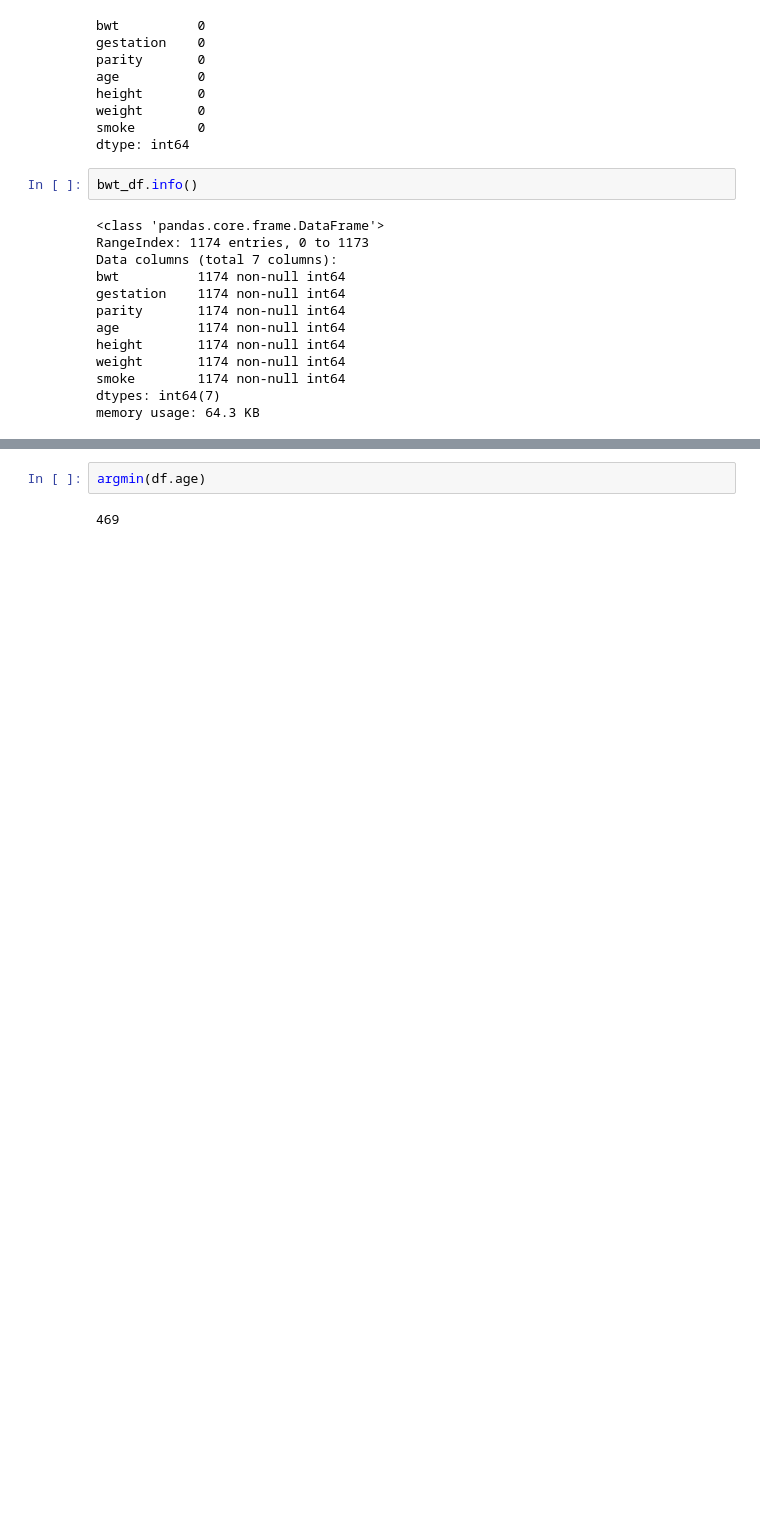
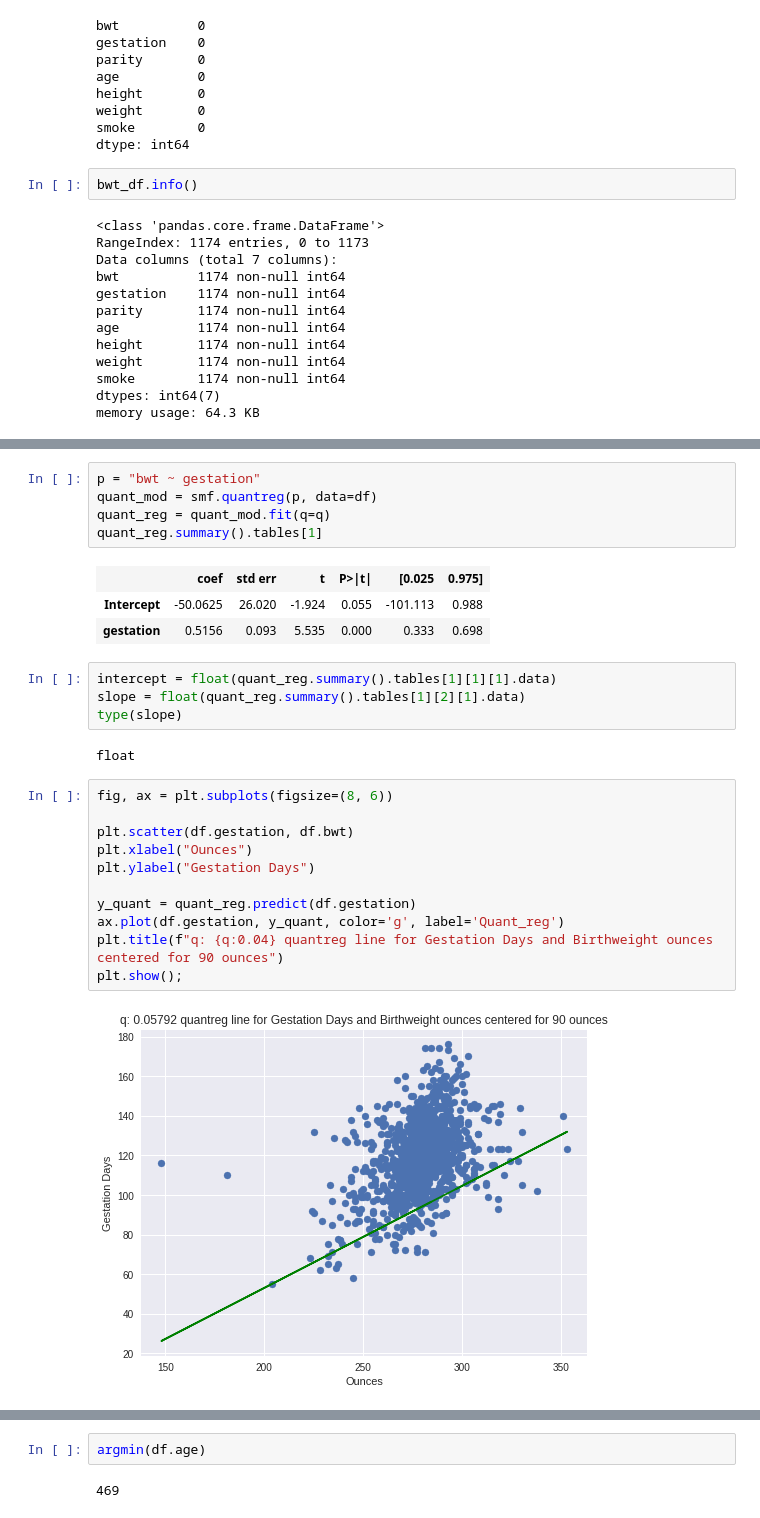
Before and after one commit to bloominstituteoftechnology/DS-Unit-2-Sprint-3-Advanced-Regression, a Jupyter notebook: module3-quantile-regression/LS_DS_233_Quantile_Regression.ipynb, the cells around one changed output, grey strips where cells are left out. Cells and saved outputs as stored; diff of their text form; blank space fills up the shorter version.

```diff
--- a/module3-quantile-regression/LS_DS_233_Quantile_Regression.ipynb
+++ b/module3-quantile-regression/LS_DS_233_Quantile_Regression.ipynb
@@ -438 +461,29 @@ df[(df.bwt < 90) & (df.smoke == 0)]
+# %%
+p = "bwt ~ gestation"
+quant_mod = smf.quantreg(p, data=df)
+quant_reg = quant_mod.fit(q=q)
+quant_reg.summary().tables[1]
+# %% [output]
+|  | coef | std err | t | P>|t| | [0.025 | 0.975] |
+| Intercept | -50.0625 | 26.020 | -1.924 | 0.055 | -101.113 | 0.988 |
+| gestation | 0.5156 | 0.093 | 5.535 | 0.000 | 0.333 | 0.698 |
+# %%
+intercept = float(quant_reg.summary().tables[1][1][1].data)
+slope = float(quant_reg.summary().tables[1][2][1].data)
+type(slope)
+# %% [output]
+float
+# %%
+fig, ax = plt.subplots(figsize=(8, 6))
+
+plt.scatter(df.gestation, df.bwt)
+plt.xlabel("Ounces")
+plt.ylabel("Gestation Days")
+
+y_quant = quant_reg.predict(df.gestation)
+ax.plot(df.gestation, y_quant, color='g', label='Quant_reg')
+plt.title(f"q: {q:0.04} quantreg line for Gestation Days and Birthweight ounces centered for 90 ounces")
+plt.show();
+# %% [output]
+[figure, added]
 # %% [markdown]
```
Also changed, not shown: parts of 14 cells of this notebook.
